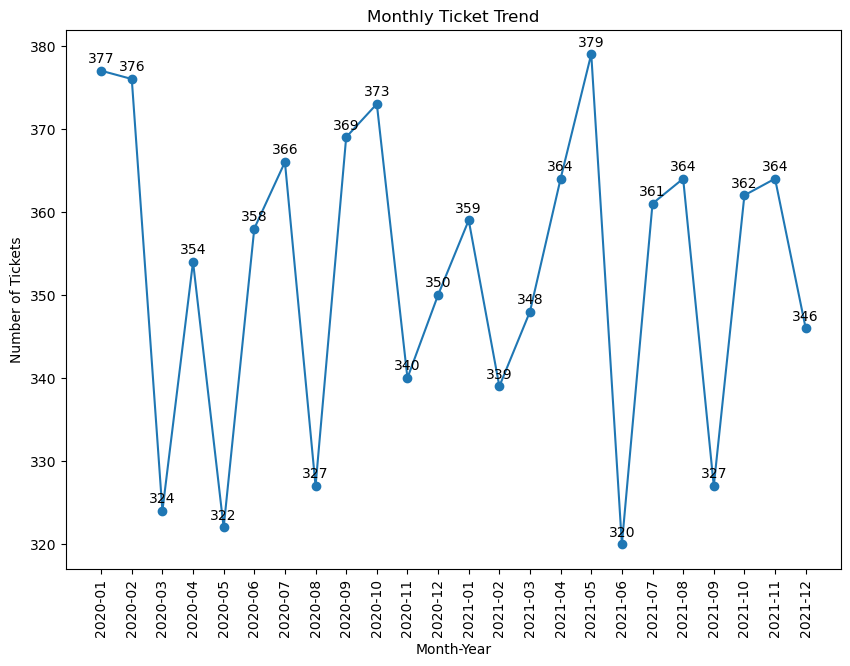
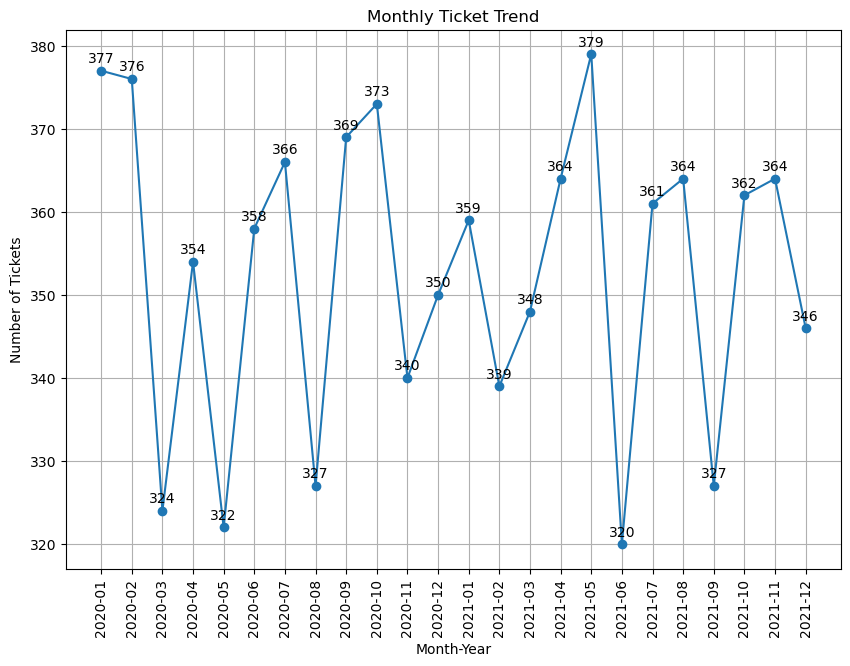
The notebook cell's code change between the first figure and the second:
--- before
+++ after
@@ -15,4 +15,4 @@
 plt.xlabel("Month-Year")
 plt.ylabel("Number of Tickets")
-
+plt.grid()
 plt.show()

Commit: Updated eda